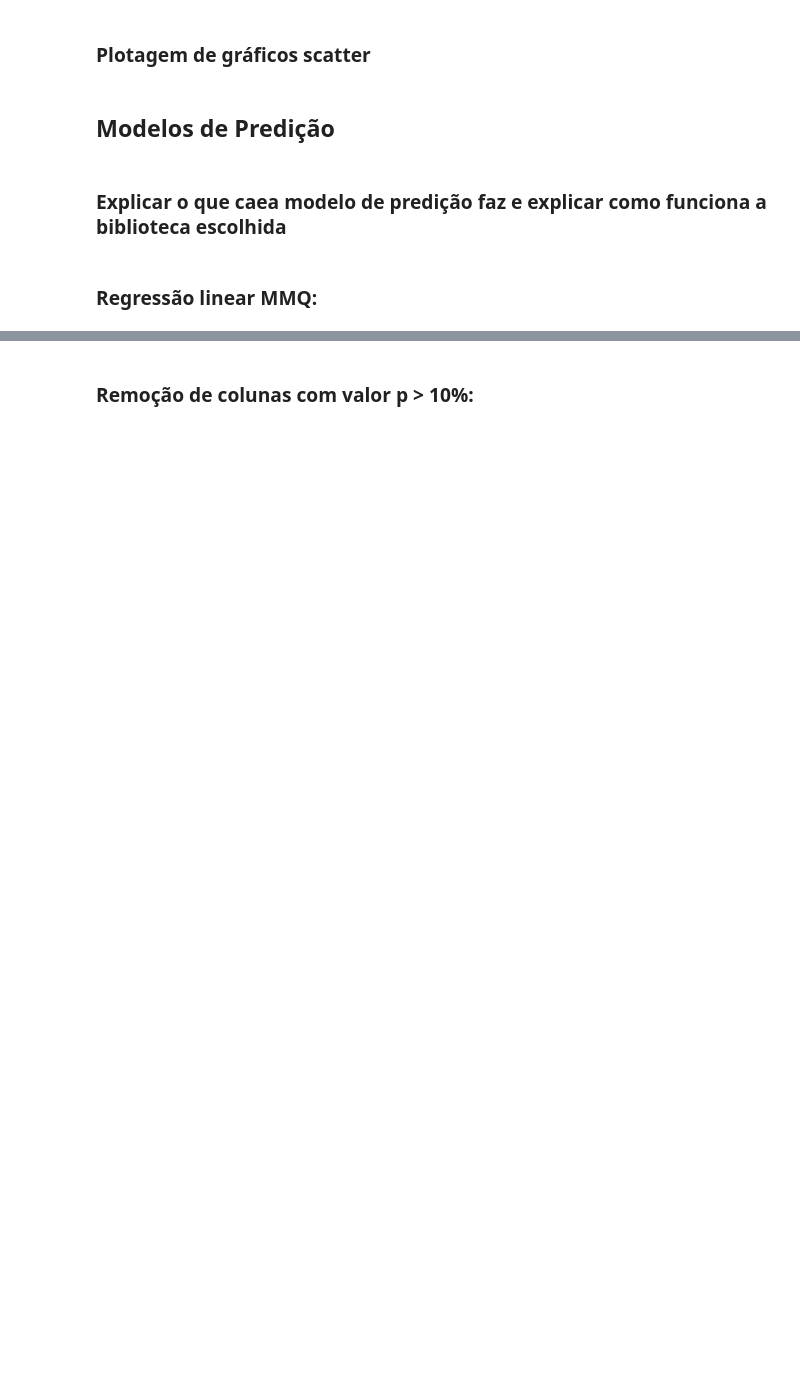
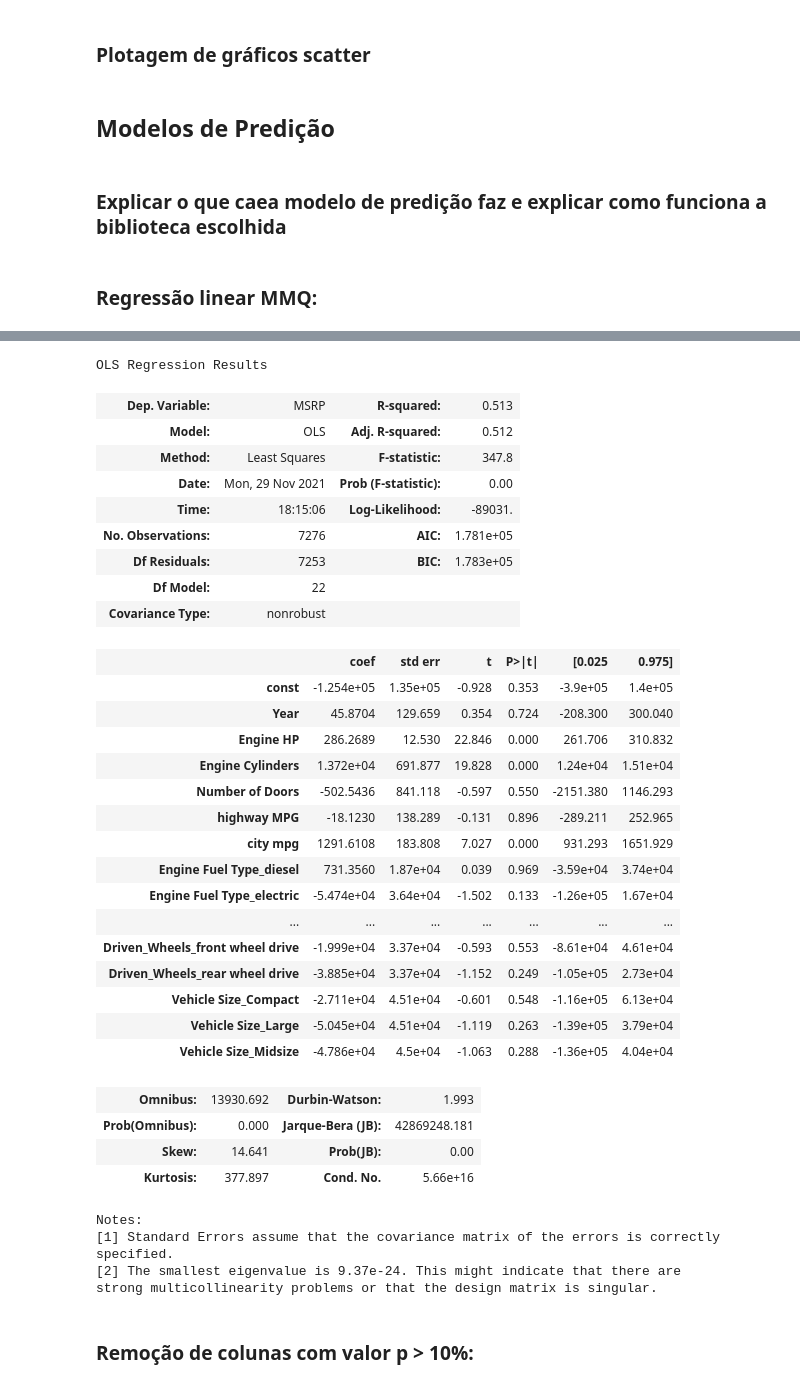
Before and after one commit to PedroBittarBarao/Projeto_2_CDados, a Jupyter notebook: Projeto_2.ipynb, the cells around one changed output, grey strips where cells are left out. Drawn from its saved outputs; the diff is of its cells as text; code cells hidden in the pictures; blank space fills up the shorter version.

```diff
--- a/Projeto_2.ipynb
+++ b/Projeto_2.ipynb
@@ -71,0 +64,3 @@ Index(['Make', 'Model', 'Year', 'Engine Fuel Type', 'Engine HP',
+# %%
+data=data.drop('Popularity',axis=1)
+data.columns
@@ -117,0 +115,3 @@ data.iloc[:,0].size
+# %%
+data=data.drop(['Make','Model','Vehicle Style','Market Category'],axis=1)
+data_2=pd.get_dummies(data)
@@ -144 +122,5 @@ train_2
+# %%
+train= data_2.sample(frac=0.9)
+
+test=data_2.drop(train.index)
 # %%
@@ -240,2 +155,43 @@ strong multicollinearity problems or that the design matrix is singular.
+# %%
+X=train.drop(['MSRP'],axis=1)
+Y=train[['MSRP']]
+
+results=regress(Y,X)
+results.summary()
+# %% [output]
+OLS Regression Results
+| Dep. Variable: | MSRP | R-squared: | 0.513 |
+| Model: | OLS | Adj. R-squared: | 0.512 |
+| Method: | Least Squares | F-statistic: | 347.8 |
+| Date: | Mon, 29 Nov 2021 | Prob (F-statistic): | 0.00 |
+| Time: | 18:15:06 | Log-Likelihood: | -89031. |
+| No. Observations: | 7276 | AIC: | 1.781e+05 |
+| Df Residuals: | 7253 | BIC: | 1.783e+05 |
+| Df Model: | 22 |  |  |
+| Covariance Type: | nonrobust |  |  |
+|  | coef | std err | t | P>|t| | [0.025 | 0.975] |
+| const | -1.254e+05 | 1.35e+05 | -0.928 | 0.353 | -3.9e+05 | 1.4e+05 |
+| Year | 45.8704 | 129.659 | 0.354 | 0.724 | -208.300 | 300.040 |
+| Engine HP | 286.2689 | 12.530 | 22.846 | 0.000 | 261.706 | 310.832 |
+| Engine Cylinders | 1.372e+04 | 691.877 | 19.828 | 0.000 | 1.24e+04 | 1.51e+04 |
+| Number of Doors | -502.5436 | 841.118 | -0.597 | 0.550 | -2151.380 | 1146.293 |
+| highway MPG | -18.1230 | 138.289 | -0.131 | 0.896 | -289.211 | 252.965 |
+| city mpg | 1291.6108 | 183.808 | 7.027 | 0.000 | 931.293 | 1651.929 |
+| Engine Fuel Type_diesel | 731.3560 | 1.87e+04 | 0.039 | 0.969 | -3.59e+04 | 3.74e+04 |
+| Engine Fuel Type_electric | -5.474e+04 | 3.64e+04 | -1.502 | 0.133 | -1.26e+05 | 1.67e+04 |
+| ... | ... | ... | ... | ... | ... | ... |
+| Driven_Wheels_front wheel drive | -1.999e+04 | 3.37e+04 | -0.593 | 0.553 | -8.61e+04 | 4.61e+04 |
+| Driven_Wheels_rear wheel drive | -3.885e+04 | 3.37e+04 | -1.152 | 0.249 | -1.05e+05 | 2.73e+04 |
+| Vehicle Size_Compact | -2.711e+04 | 4.51e+04 | -0.601 | 0.548 | -1.16e+05 | 6.13e+04 |
+| Vehicle Size_Large | -5.045e+04 | 4.51e+04 | -1.119 | 0.263 | -1.39e+05 | 3.79e+04 |
+| Vehicle Size_Midsize | -4.786e+04 | 4.5e+04 | -1.063 | 0.288 | -1.36e+05 | 4.04e+04 |
+| Omnibus: | 13930.692 | Durbin-Watson: | 1.993 |
+| Prob(Omnibus): | 0.000 | Jarque-Bera (JB): | 42869248.181 |
+| Skew: | 14.641 | Prob(JB): | 0.00 |
+| Kurtosis: | 377.897 | Cond. No. | 5.66e+16 |
+Notes:
+[1] Standard Errors assume that the covariance matrix of the errors is correctly specified.
+[2] The smallest eigenvalue is 9.37e-24. This might indicate that there are
+strong multicollinearity problems or that the design matrix is singular.
 # %% [markdown]
 ### Remoção de colunas com valor p > 10%:
```
Also changed, not shown: parts of 27 cells of this notebook.
